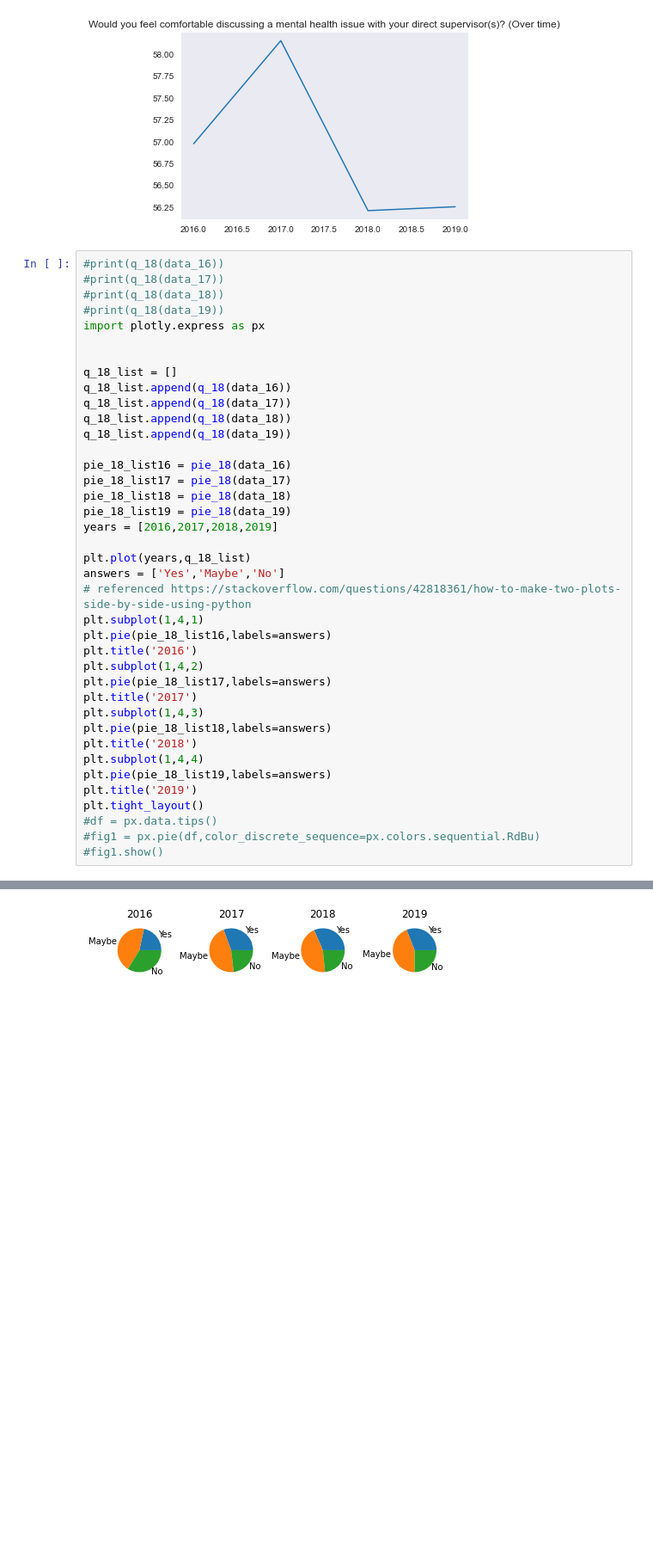
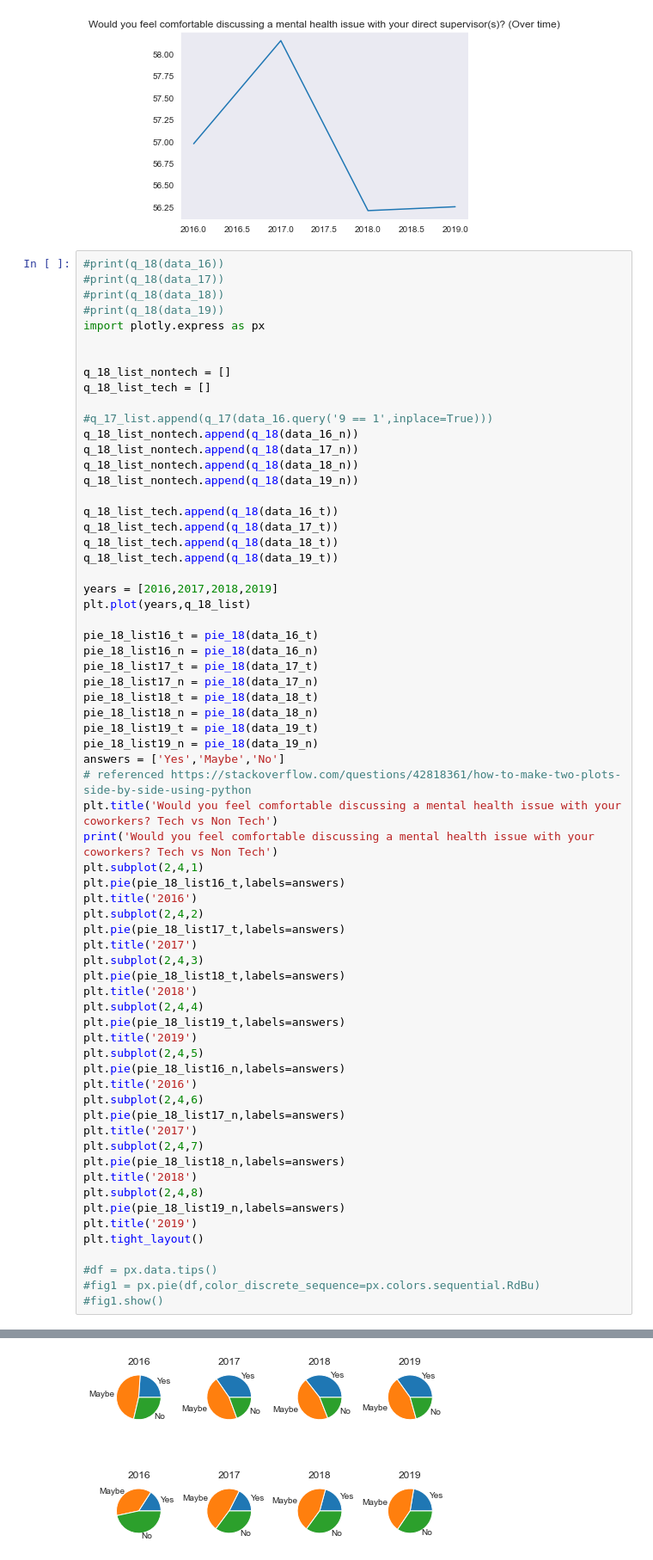
Before and after one commit to mich-matocha/data-therapy, a Jupyter notebook: Questions 17,18,19,85,69.ipynb, the cells around one changed output, grey strips where cells are left out. Shown at 86% size. Saved outputs shown, nothing was run; the diff lists cells and outputs as text; blank space fills up the shorter version.

Commit message:
added non tech vs tech to every question

```diff
--- a/Questions 17,18,19,85,69.ipynb
+++ b/Questions 17,18,19,85,69.ipynb
@@ -300,34 +300,61 @@ q_17_data = pd.DataFrame(q_17_list,index=years)
 import plotly.express as px
 
 
-q_18_list = []
-q_18_list.append(q_18(data_16))
-q_18_list.append(q_18(data_17))
-q_18_list.append(q_18(data_18))
-q_18_list.append(q_18(data_19))
+q_18_list_nontech = []
+q_18_list_tech = []
 
-pie_18_list16 = pie_18(data_16)
-pie_18_list17 = pie_18(data_17)
-pie_18_list18 = pie_18(data_18)
-pie_18_list19 = pie_18(data_19)
+#q_17_list.append(q_17(data_16.query('9 == 1',inplace=True)))
+q_18_list_nontech.append(q_18(data_16_n))
+q_18_list_nontech.append(q_18(data_17_n))
+q_18_list_nontech.append(q_18(data_18_n))
+q_18_list_nontech.append(q_18(data_19_n))
+
+q_18_list_tech.append(q_18(data_16_t))
+q_18_list_tech.append(q_18(data_17_t))
+q_18_list_tech.append(q_18(data_18_t))
+q_18_list_tech.append(q_18(data_19_t))
+
 years = [2016,2017,2018,2019]
+plt.plot(years,q_18_list)
 
-plt.plot(years,q_18_list)
+pie_18_list16_t = pie_18(data_16_t)
+pie_18_list16_n = pie_18(data_16_n)
+pie_18_list17_t = pie_18(data_17_t)
+pie_18_list17_n = pie_18(data_17_n)
+pie_18_list18_t = pie_18(data_18_t)
+pie_18_list18_n = pie_18(data_18_n)
+pie_18_list19_t = pie_18(data_19_t)
+pie_18_list19_n = pie_18(data_19_n)
 answers = ['Yes','Maybe','No']
 # referenced https://stackoverflow.com/questions/42818361/how-to-make-two-plots-side-by-side-using-python
-plt.subplot(1,4,1)
-plt.pie(pie_18_list16,labels=answers)
+plt.title('Would you feel comfortable discussing a mental health issue with your coworkers? Tech vs Non Tech')
+print('Would you feel comfortable discussing a mental health issue with your coworkers? Tech vs Non Tech')
+plt.subplot(2,4,1)
+plt.pie(pie_18_list16_t,labels=answers)
 plt.title('2016')
-plt.subplot(1,4,2)
-plt.pie(pie_18_list17,labels=answers)
+plt.subplot(2,4,2)
+plt.pie(pie_18_list17_t,labels=answers)
 plt.title('2017')
-plt.subplot(1,4,3)
-plt.pie(pie_18_list18,labels=answers)
+plt.subplot(2,4,3)
+plt.pie(pie_18_list18_t,labels=answers)
 plt.title('2018')
-plt.subplot(1,4,4)
-plt.pie(pie_18_list19,labels=answers)
+plt.subplot(2,4,4)
+plt.pie(pie_18_list19_t,labels=answers)
+plt.title('2019')
+plt.subplot(2,4,5)
+plt.pie(pie_18_list16_n,labels=answers)
+plt.title('2016')
+plt.subplot(2,4,6)
+plt.pie(pie_18_list17_n,labels=answers)
+plt.title('2017')
+plt.subplot(2,4,7)
+plt.pie(pie_18_list18_n,labels=answers)
+plt.title('2018')
+plt.subplot(2,4,8)
+plt.pie(pie_18_list19_n,labels=answers)
 plt.title('2019')
 plt.tight_layout()
+
 #df = px.data.tips()
 #fig1 = px.pie(df,color_discrete_sequence=px.colors.sequential.RdBu)
 #fig1.show()
@@ -335,2 +363,2 @@ plt.tight_layout()
-[figure, old version]
+[figure, new version]
 # %%
```
Also changed, not shown: parts of 8 cells of this notebook.
